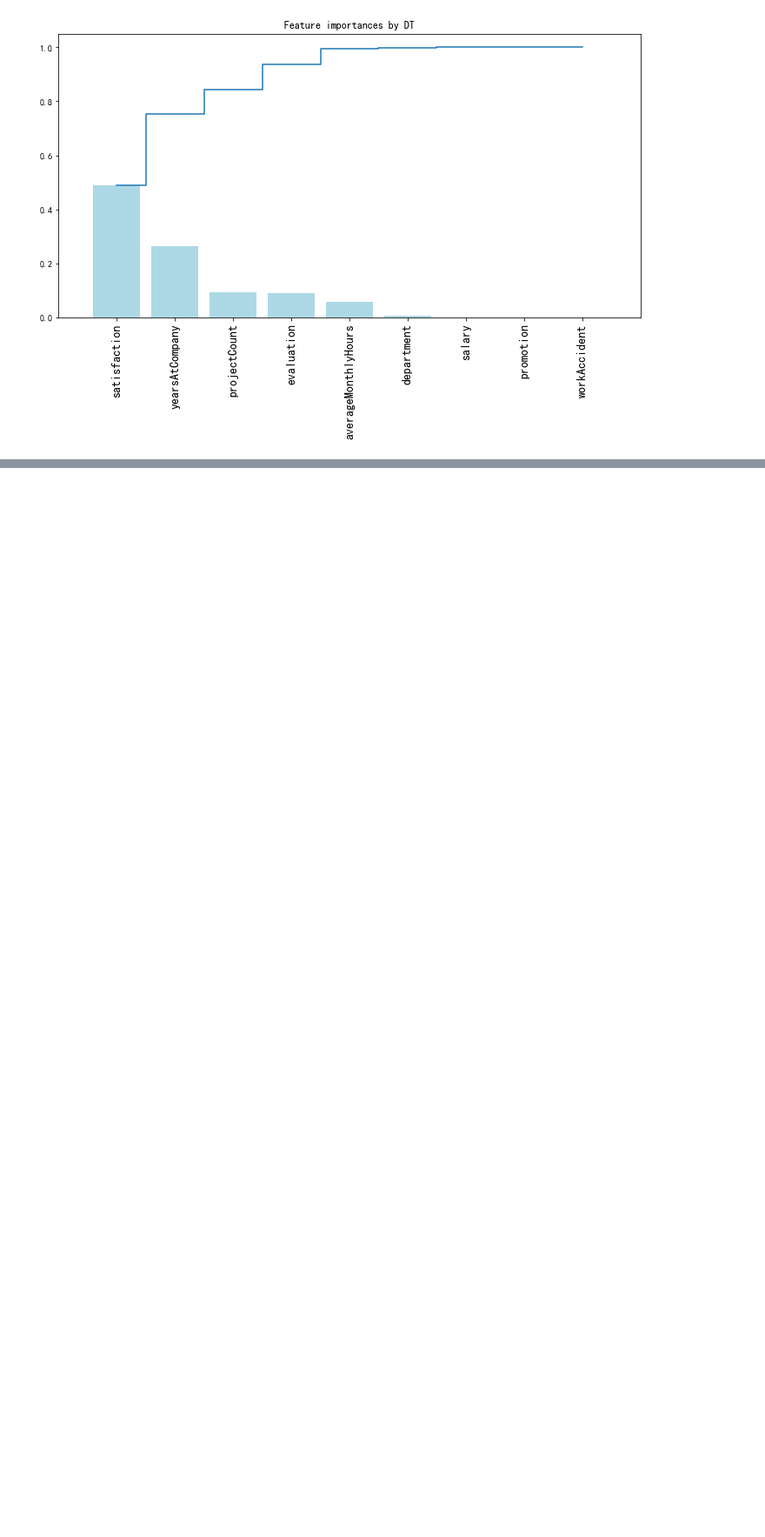
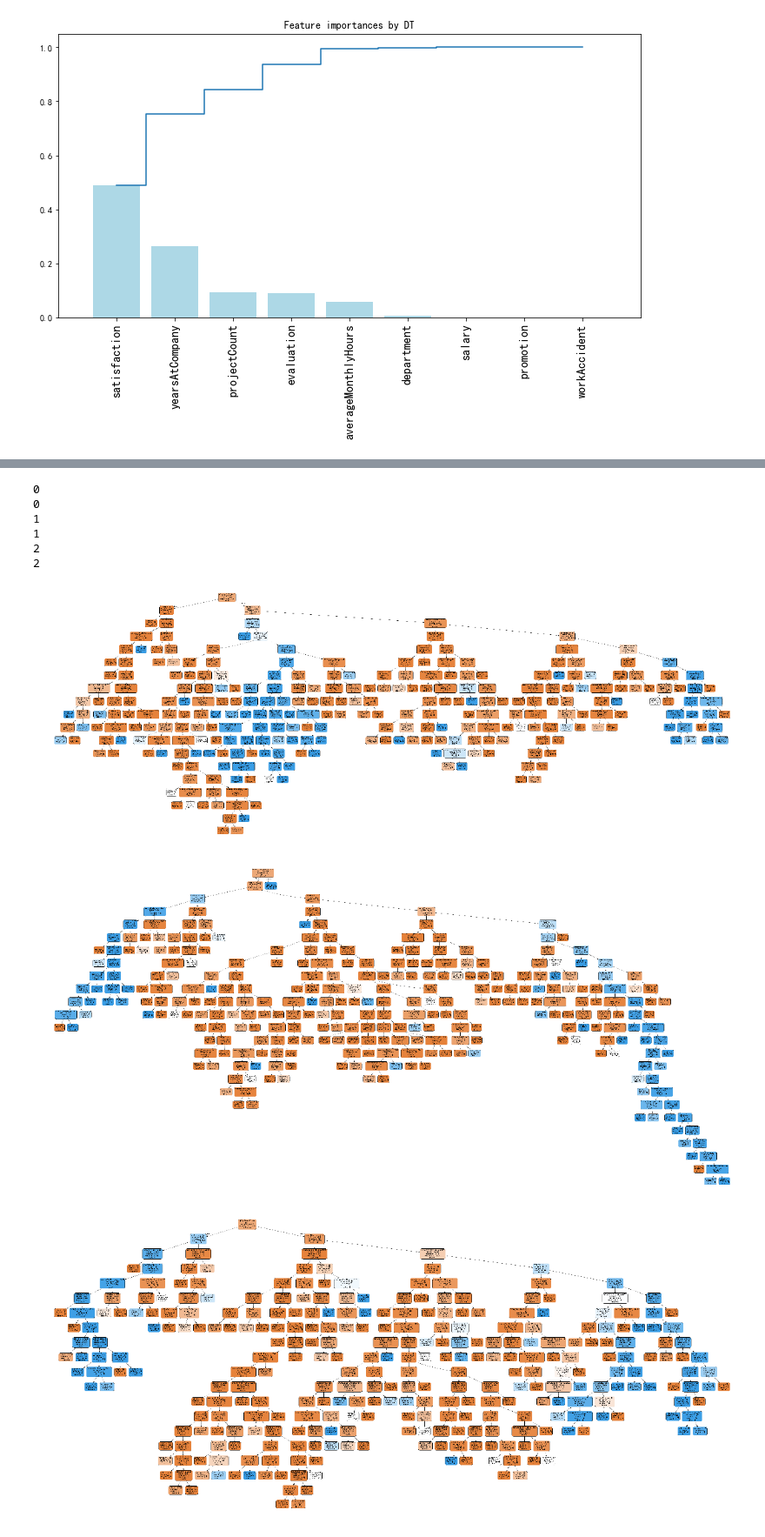
Before and after one commit to smiledobule/sklearn, a Jupyter notebook: ml/decisionTree/dT.ipynb, the cells around one changed output, grey strips where cells are left out. Shown at 87% size. Drawn from its saved outputs; the diff is of its cells as text; code cells hidden in the pictures; blank space fills up the shorter version.

```diff
--- a/ml/decisionTree/dT.ipynb
+++ b/ml/decisionTree/dT.ipynb
@@ -289,3 +289,16 @@ plt.xlim([-1, len(indices)])
 plt.show()
 # %% [output]
 [figure]
+# %%
+# 随机森林
+rf = RandomForestClassifier(
+    criterion='entropy',
+    n_estimators=3,
+    max_depth=None,
+    min_samples_split=10, # 定义至少多少个样本的情况下才继续分叉
+#     min_weight_fraction_leaf=0.02 # 定义叶子节点最少需要包含多少个样本(使用百分比表达), 防止过拟合
+)
+rf.fit(x_train, y_train)
+rf_roc_auc = roc_auc_score(y_test, rf.predict(x_test))
+print('random forest AUC = %2.2f' % rf_roc_auc)
+print(classification_report(y_test, rf.predict(x_test)))
@@ -291,0 +313,37 @@ plt.show()
+# %%
+# 随机森林可视化
+estimators = rf.estimators_
+for index, model in enumerate(estimators):
+    # 文件缓存
+    dot_data = StringIO()
+    # 将决策树导入到dot_data中
+    export_graphviz(
+        model,
+        out_file=dot_data,
+        feature_names=data_df.columns[1:],
+        class_names=['0', '1'],
+        filled=True,
+        rounded=True,
+        special_characters=True
+    )
+    # 从数据中生成graph
+    graph = pydotplus.graph_from_dot_data(dot_data.getvalue())
+    # 将结果写入到png文件中
+    graph.write_png('rf{}.png'.format(index))
+    print(index)
+    # 绘制图像
+    plt.figure(figsize=(20, 20))
+    print(index)
+    plt.imshow(plt.imread(('rf{}.png').format(index)))
+    plt.axis('off')
+    pass
+# %% [output]
+0
+0
+1
+1
+2
+2
+[figure, added]
+[figure, added]
+[figure, added]
```
Also changed, not shown: parts of 3 cells of this notebook, 6 other files.
